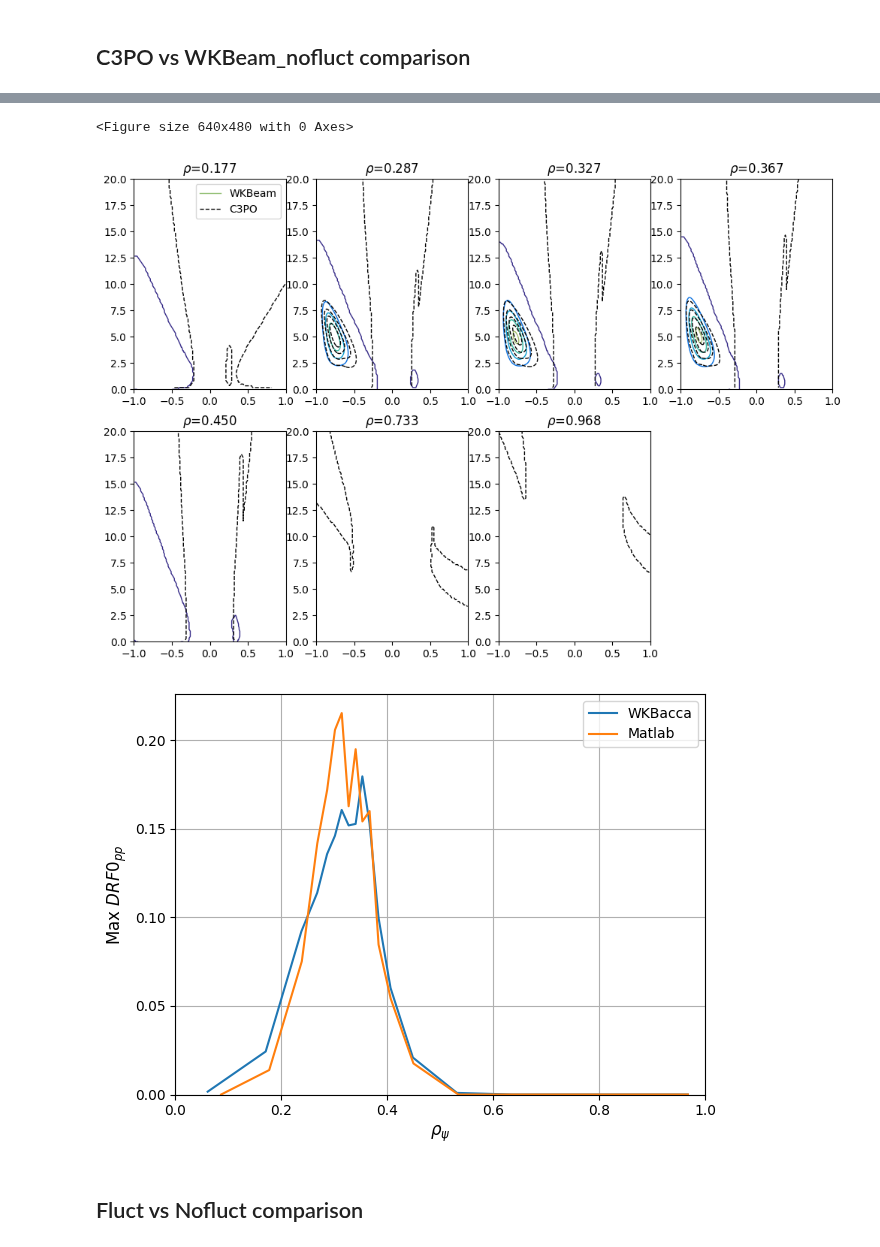
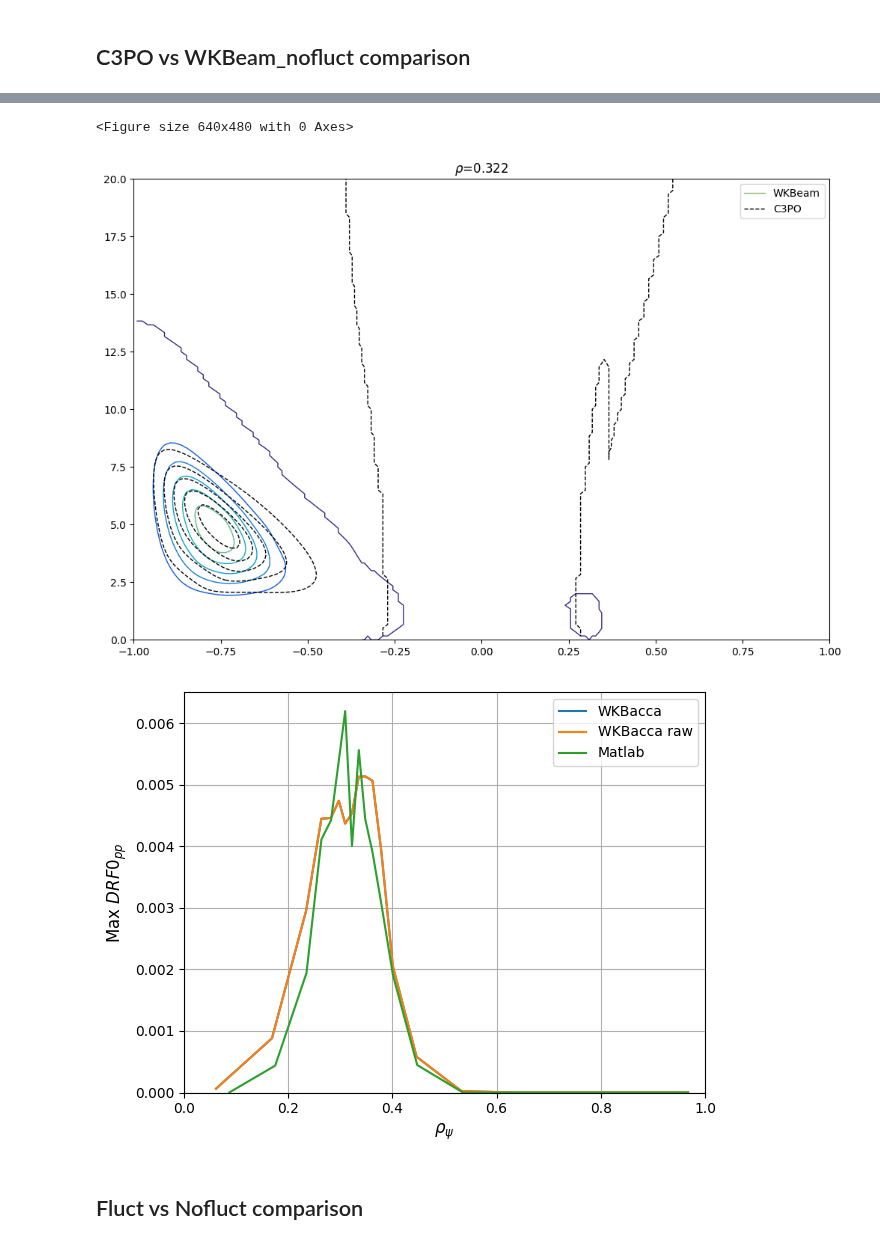
Before and after one commit to EwoutDevlaminck/WKBacca_QL, a Jupyter notebook: QL_analysis.ipynb, the cells around one changed output, grey strips where cells are left out. Saved outputs shown, nothing was run; the diff lists cells and outputs as text; code cells hidden in the pictures.

```diff
--- a/QL_analysis.ipynb
+++ b/QL_analysis.ipynb
@@ -72,3 +67,13 @@ matlab_file         = '/home/devlamin/WKbeam_simulations/TCV_85352_0.9_nofluct/i
+# %%
+filename_nofluct        = '/home/devlamin/WKbeam_simulations/TCV_85352_1.3_nofluct/output/QL_waves_TCV_85352_1.3_nofluct_sparse.h5'
+filename_fluct          = '/home/devlamin/WKbeam_simulations/TCV_85352_1.3_nofluct/output/QL_waves_TCV_85352_1.3_nofluct_nofilt_sparse.h5'
+
+matlab_file         = '/home/devlamin/WKbeam_simulations/TCV_85352_1.3_fluct/output/Drf_data.mat'
+
+#filename_nofluct        = '/home/devlamin/WKBacca_LUKE_cases/TCV_74302_nonuni/WKBeam_results/nofluct/QL_waves_TCV74302_1.2_nofluct_sparse.h5'
+#filename_fluct          = '/home/devlamin/WKBacca_LUKE_cases/TCV_74302_nonuni/WKBeam_results/fluct/QL_waves_TCV74302_1.2_fluct_sparse.h5'
+
+#matlab_file         = '/home/devlamin/WKBacca_LUKE_cases/TCV_74302_nonuni/Drf_data.mat'
 # %%
 mat = loadmat(matlab_file)['Drf_data']
 Drf_mat = mat['dat'][0,0]
@@ -223,10 +228,10 @@ plt.show()
 from CommonModules.input_data import InputData
 from Tools.PlotData.PlotAbsorptionProfile.plotabsprofile import compute_deposition_profiles
 
-filename_abs_nofluct        = '/home/devlamin/WKbeam_simulations/TCV_85352_0.9_nofluct/AbsorptionUni.txt'
-filename_abs_dat_nofluct    = '/home/devlamin/WKbeam_simulations/TCV_85352_0.9_nofluct/output/AbsorptionUni_binned.hdf5'
-filename_abs_fluct        = '/home/devlamin/WKbeam_simulations/TCV_85352_0.9_fluct/AbsorptionUni.txt'
-filename_abs_dat_fluct    = '/home/devlamin/WKbeam_simulations/TCV_85352_0.9_fluct/output/AbsorptionUni_binned.hdf5'
+filename_abs_nofluct        = '/home/devlamin/WKbeam_simulations/TCV_85352_1.3_nofluct/AbsorptionUni.txt'
+filename_abs_dat_nofluct    = '/home/devlamin/WKbeam_simulations/TCV_85352_1.3_nofluct/output/AbsorptionUni_binned.hdf5'
+filename_abs_fluct        = '/home/devlamin/WKbeam_simulations/TCV_85352_1.3_fluct/AbsorptionUni.txt'
+filename_abs_dat_fluct    = '/home/devlamin/WKbeam_simulations/TCV_85352_1.3_fluct/output/AbsorptionUni_binned.hdf5'
 
 # Add absorption data
 absorption_data_nofluct = compute_deposition_profiles(InputData(filename_abs_nofluct), filename_abs_dat_nofluct)
@@ -252,7 +257,7 @@ ax.annotate(f'{rho_abs_nofluct1[np.argmax(dP_drho_nofluct1[:, 0])]:.3f}', (rho_a
 ax.set_xlabel(r'$\rho$', fontsize=15)
 ax.set_ylabel(r'$\frac{dP}{d\rho}(MW)$', fontsize=15)
 ax.set_xlim([0, 0.7])
-ax.set_ylim([0, 4.5])
+ax.set_ylim([0, 5])
 ax.spines['right'].set_visible(False)
 ax.spines['top'].set_visible(False)
 
@@ -266,7 +271,7 @@ ax.annotate(f'{rho_abs_nofluct1[np.argmax(dP_dV_nofluct1[:, 0])]:.3f}', (rho_abs
 ax.set_xlabel(r'$\rho$', fontsize=15)
 ax.set_ylabel(r'$\frac{dP}{dV}(MW/m^{3})$', fontsize=15)
 ax.set_xlim([0, 0.7])
-ax.set_ylim([0, 10])
+ax.set_ylim([0, 11])
 ax.spines['right'].set_visible(False)
 ax.spines['top'].set_visible(False)
 plt.legend(fontsize=12)
@@ -427,42 +398,44 @@ min_nofluct = np.min(DRF_pp_nofluct)
 max_mat = np.max(Drf_mat)
 min_mat = np.min(Drf_mat)
 
 plt.figure()
 plt.figure(figsize=(12, 8))
 plotindex = 1
-for i in range(1, len(psi), 3):
-    ax = plt.subplot(2, 4, plotindex)
+for i in range(7, len(psi)-10, 3):
+    ax = plt.subplot(1, 1, plotindex)
     plotindex += 1
-    #ax.pcolormesh(ksi0, p_norm,DRF_pp_nofluct[:, :, i].T, cmap=parula_map, vmin=min_nofluct, vmax=max_nofluct)
-    ax.contour(ksi0, p_norm, DRF_pp_nofluct[:, :, i].T, np.linspace(min_mat, max_mat, 7), cmap=parula_map, linestyles='-', linewidths=1)
+    #ax.pcolormesh(ksi0, p_norm,DRF_pp_fluct[:, :, i].T, cmap=parula_map, vmin=min_nofluct, vmax=max_nofluct)
+    ax.contour(ksi0, p_norm, DRF_pp_nofluct[:, :, i].T, np.linspace(min_mat, max_mat, 10), cmap=parula_map, linestyles='-', linewidths=1)
 
-    ax.contour(ksi0, p_norm[1:], Drf_mat[:, :, i], np.linspace(min_mat, max_mat, 7), colors='k', linestyles='dashed', linewidths=1)
+    ax.contour(ksi0, p_norm[1:], Drf_mat[:, :, i], np.linspace(min_mat, max_mat, 10), colors='k', linestyles='dashed', linewidths=1)
     ax.set_ylim(0, p_max)
     ax.set_xlim(-1, 1)
     ax.set_title(rf'$\rho$={np.sqrt(psi[i]):.3f}')
 
     if plotindex == 2:
         h1 = plt.Line2D([0], [0], color=cm_data[40], linestyle='-', linewidth=1, label='WKBeam')
         h2 = plt.Line2D([0], [0], color='k', linestyle='dashed', linewidth=1, label='C3PO')
         ax.legend(handles=[h1, h2])
 
 plt.show()
 
 plt.figure()
-plt.plot(rho_abs_nofluct, np.amax(DRF_pp_nofluct[:, :, :], axis=(0, 1)), label='WKBacca')
-plt.plot(rho_mat, np.amax(Drf_mat[:, :, :], axis=(0, 1)), label='Matlab')
+plt.plot(rho_abs_nofluct, np.mean(DRF_pp_nofluct[:, :, :], axis=(0, 1)), label='WKBacca')
+plt.plot(rho_abs_nofluct, np.mean(DRF_pp_fluct[:, :, :], axis=(0, 1)), label='WKBacca raw')
+
+plt.plot(rho_mat, 0.75*np.mean(Drf_mat[:, :, :], axis=(0, 1)), label='Matlab')
 plt.xlabel(r'$\rho_{\psi}$', fontsize=12)
 plt.ylabel('Max $DRF0_{pp}$', fontsize=12)
 plt.xlim([0, 1])
 plt.ylim(0)
 plt.legend()
 plt.grid()
 plt.tight_layout()
 plt.show()
 # %% [output]
 <Figure size 640x480 with 0 Axes>
-[figure, old version]
+[figure, new version]
-[figure, old version]
+[figure, new version]
 # %% [markdown]
 ## Fluct vs Nofluct comparison
 # %%
```
Also changed, not shown: parts of 11 cells of this notebook, 43 other files.
